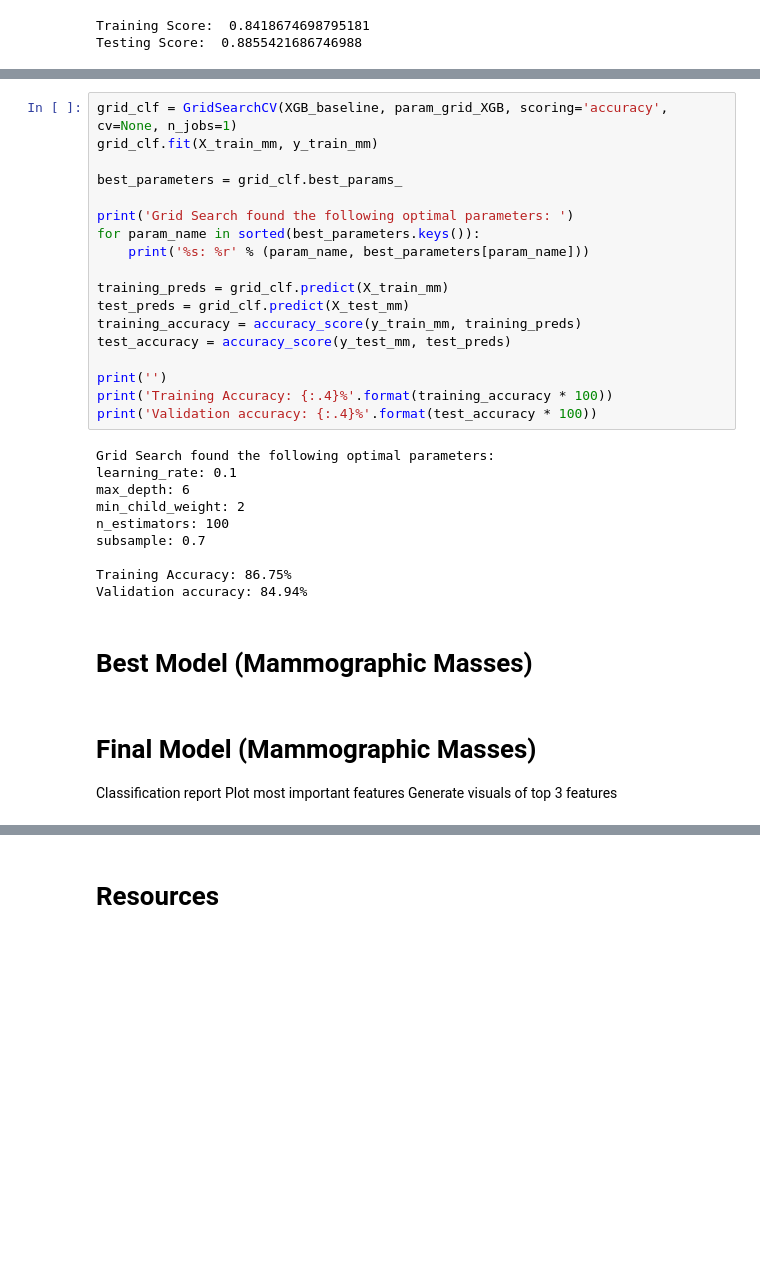
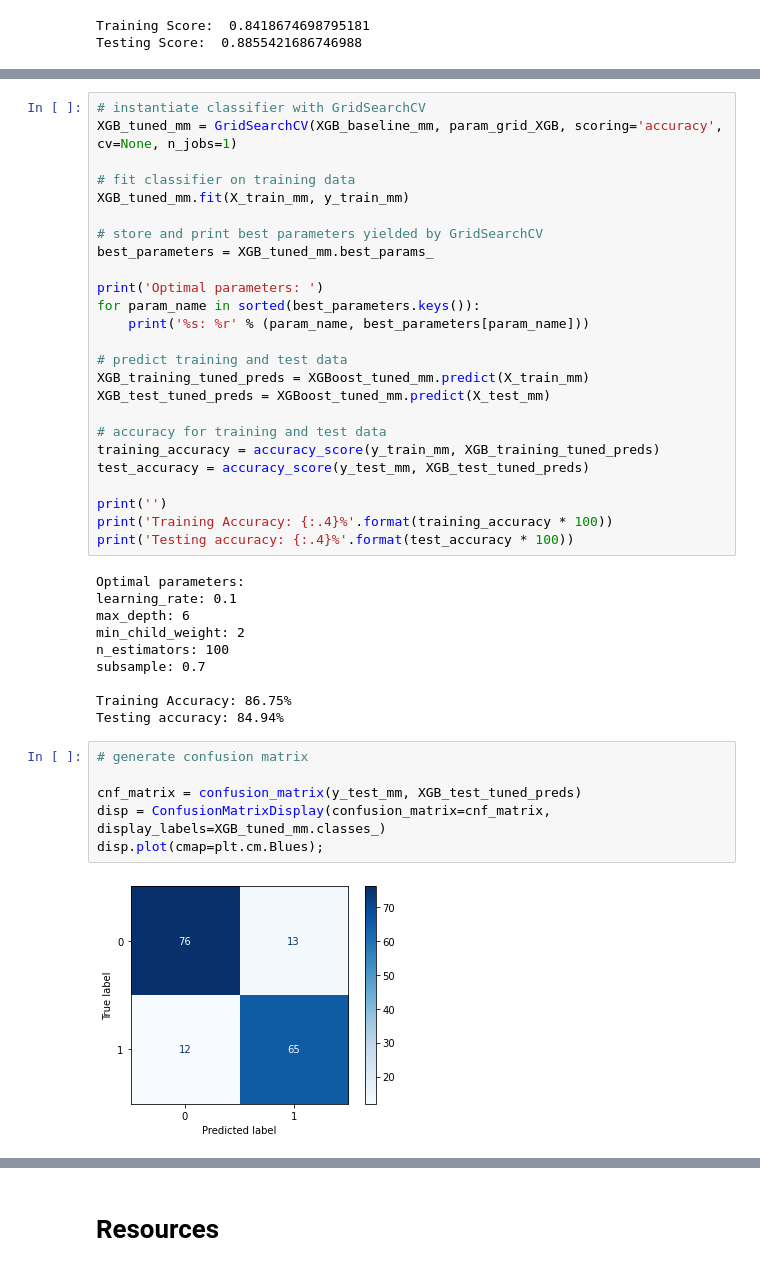
Before and after one commit to jbenedito99/Breast-Cancer-Classification, a Jupyter notebook: notebook.ipynb, the cells around one changed output, grey strips where cells are left out. Drawn from its saved outputs; the diff is of its cells as text; blank space fills up the shorter version.

```diff
--- a/notebook.ipynb
+++ b/notebook.ipynb
@@ -1142,25 +1130,32 @@ param_grid_XGB = {
     'n_estimators': [100],
 }
 # %%
-grid_clf = GridSearchCV(XGB_baseline, param_grid_XGB, scoring='accuracy', cv=None, n_jobs=1)
-grid_clf.fit(X_train_mm, y_train_mm)
+# instantiate classifier with GridSearchCV
+XGB_tuned_mm = GridSearchCV(XGB_baseline_mm, param_grid_XGB, scoring='accuracy', cv=None, n_jobs=1)
 
-best_parameters = grid_clf.best_params_
+# fit classifier on training data
+XGB_tuned_mm.fit(X_train_mm, y_train_mm)
 
-print('Grid Search found the following optimal parameters: ')
+# store and print best parameters yielded by GridSearchCV
+best_parameters = XGB_tuned_mm.best_params_
+
+print('Optimal parameters: ')
 for param_name in sorted(best_parameters.keys()):
     print('%s: %r' % (param_name, best_parameters[param_name]))
 
-training_preds = grid_clf.predict(X_train_mm)
-test_preds = grid_clf.predict(X_test_mm)
-training_accuracy = accuracy_score(y_train_mm, training_preds)
-test_accuracy = accuracy_score(y_test_mm, test_preds)
+# predict training and test data
+XGB_training_tuned_preds = XGBoost_tuned_mm.predict(X_train_mm)
+XGB_test_tuned_preds = XGBoost_tuned_mm.predict(X_test_mm)
+
+# accuracy for training and test data
+training_accuracy = accuracy_score(y_train_mm, XGB_training_tuned_preds)
+test_accuracy = accuracy_score(y_test_mm, XGB_test_tuned_preds)
 
 print('')
 print('Training Accuracy: {:.4}%'.format(training_accuracy * 100))
-print('Validation accuracy: {:.4}%'.format(test_accuracy * 100))
+print('Testing accuracy: {:.4}%'.format(test_accuracy * 100))
 # %% [output]
-Grid Search found the following optimal parameters:
+Optimal parameters:
 learning_rate: 0.1
 max_depth: 6
 min_child_weight: 2
@@ -1168,12 +1163,12 @@ n_estimators: 100
 subsample: 0.7
 
 Training Accuracy: 86.75%
-Validation accuracy: 84.94%
+Testing accuracy: 84.94%
-# %% [markdown]
-# Best Model (Mammographic Masses)
-# %% [markdown]
-# Final Model (Mammographic Masses)
-
-Classification report
-Plot most important features
-Generate visuals of top 3 features
+# %%
+# generate confusion matrix
+
+cnf_matrix = confusion_matrix(y_test_mm, XGB_test_tuned_preds)
+disp = ConfusionMatrixDisplay(confusion_matrix=cnf_matrix, display_labels=XGB_tuned_mm.classes_)
+disp.plot(cmap=plt.cm.Blues);
+# %% [output]
+[figure, added]
```
Also changed, not shown: parts of 24 cells of this notebook.
